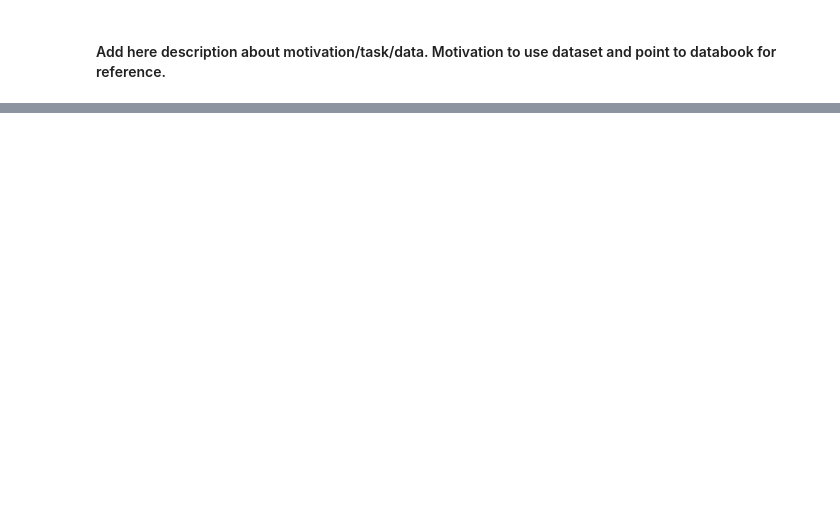
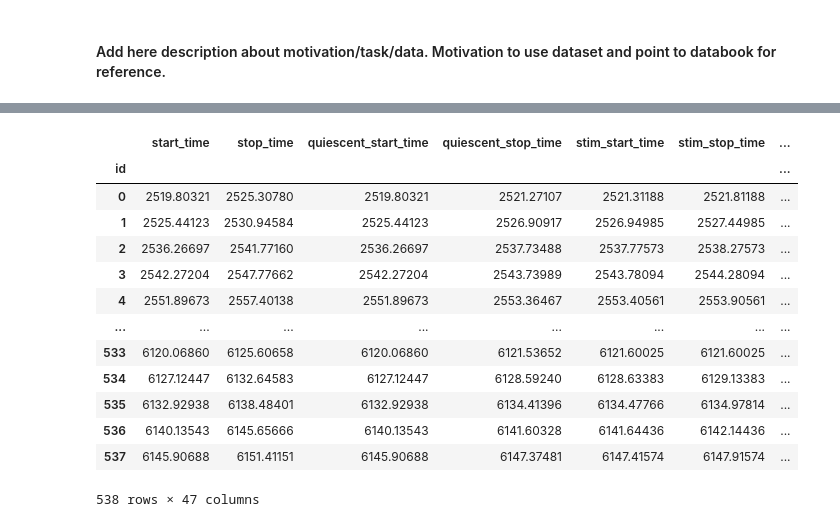
Before and after one commit to AllenSWDB/SWDB_2025_Behavior-States, a Jupyter notebook: code/Workshop-1.ipynb, the cells around one changed output, grey strips where cells are left out. Cells and saved outputs as stored; diff of their text form; code cells hidden in the pictures; blank space fills up the shorter version.

```diff
--- a/code/Workshop-1.ipynb
+++ b/code/Workshop-1.ipynb
@@ -28,7 +52,24 @@ session = pynwb.NWBHDF5IO(nwb_path).read()
 # %%
 # get trials data
 
 trials = session.trials.to_dataframe()
+
+trials
+# %% [output]
+|  | start_time | stop_time | quiescent_start_time | quiescent_stop_time | stim_start_time | stim_stop_time | ... |
+| id |  |  |  |  |  |  | ... |
+| 0 | 2519.80321 | 2525.30780 | 2519.80321 | 2521.27107 | 2521.31188 | 2521.81188 | ... |
+| 1 | 2525.44123 | 2530.94584 | 2525.44123 | 2526.90917 | 2526.94985 | 2527.44985 | ... |
+| 2 | 2536.26697 | 2541.77160 | 2536.26697 | 2537.73488 | 2537.77573 | 2538.27573 | ... |
+| 3 | 2542.27204 | 2547.77662 | 2542.27204 | 2543.73989 | 2543.78094 | 2544.28094 | ... |
+| 4 | 2551.89673 | 2557.40138 | 2551.89673 | 2553.36467 | 2553.40561 | 2553.90561 | ... |
+| ... | ... | ... | ... | ... | ... | ... | ... |
+| 533 | 6120.06860 | 6125.60658 | 6120.06860 | 6121.53652 | 6121.60025 | 6121.60025 | ... |
+| 534 | 6127.12447 | 6132.64583 | 6127.12447 | 6128.59240 | 6128.63383 | 6129.13383 | ... |
+| 535 | 6132.92938 | 6138.48401 | 6132.92938 | 6134.41396 | 6134.47766 | 6134.97814 | ... |
+| 536 | 6140.13543 | 6145.65666 | 6140.13543 | 6141.60328 | 6141.64436 | 6142.14436 | ... |
+| 537 | 6145.90688 | 6151.41151 | 6145.90688 | 6147.37481 | 6147.41574 | 6147.91574 | ... |
+538 rows × 47 columns
 # %%
 # get units table
 
```
Also changed, not shown: parts of 5 cells of this notebook.
